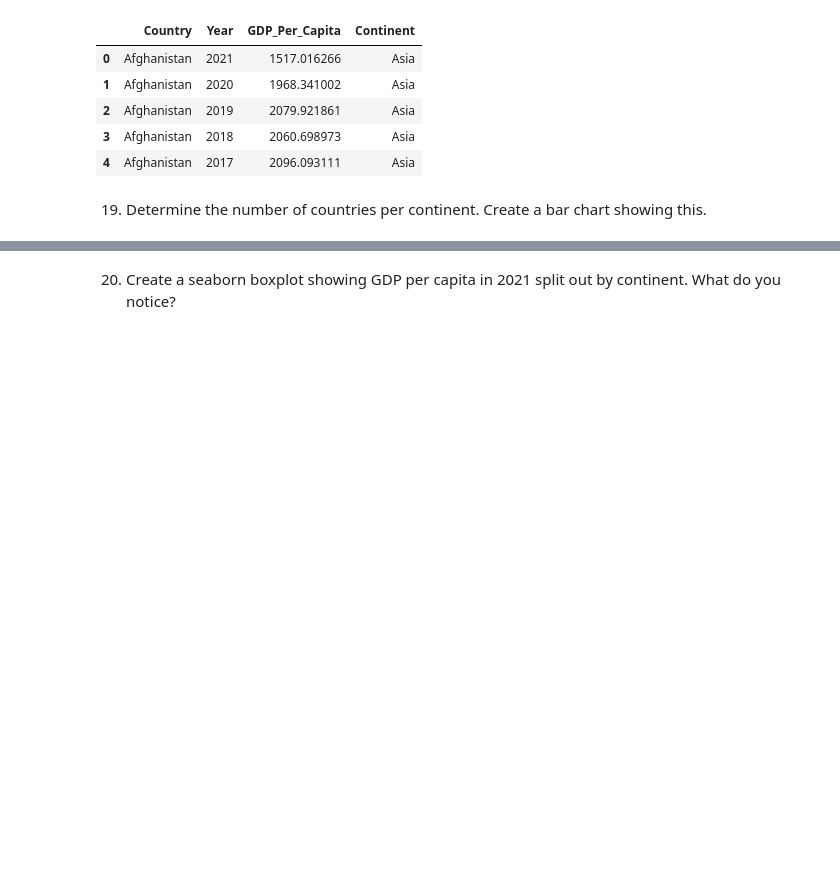
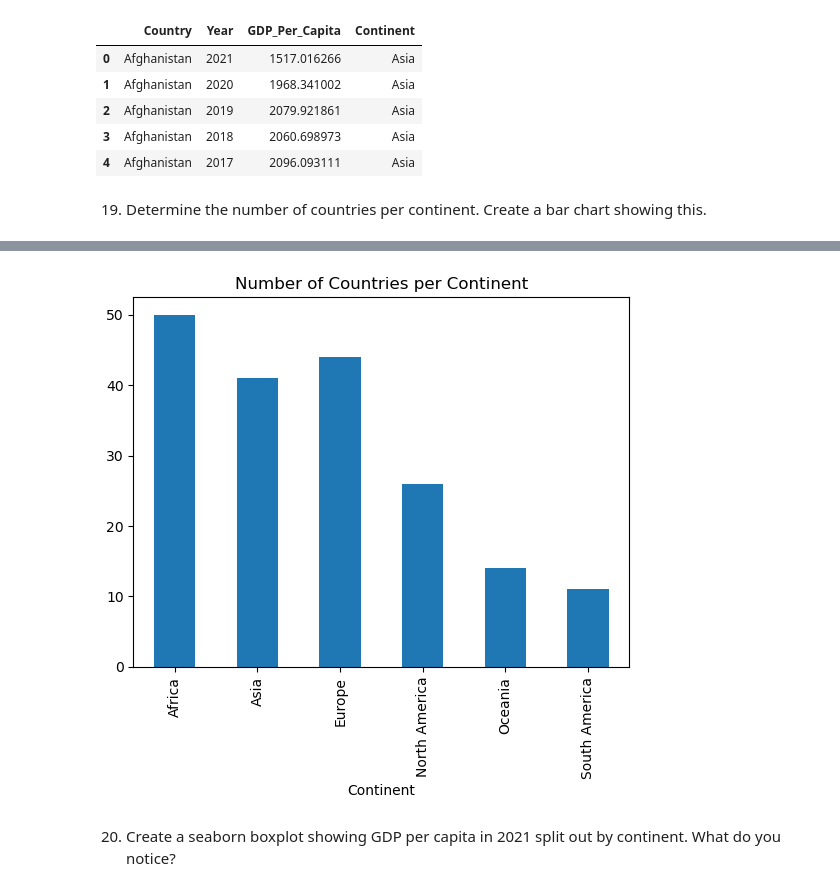
Before and after one commit to nss-data-science-cohort-8/un-exploration-vickitaylor, a Jupyter notebook: notebooks/un_data_exploration.ipynb, the cells around one changed output, grey strips where cells are left out. Cells and saved outputs as stored; diff of their text form; code cells hidden in the pictures; blank space fills up the shorter version.

```diff
--- a/notebooks/un_data_exploration.ipynb
+++ b/notebooks/un_data_exploration.ipynb
@@ -456,3 +468,9 @@ gdp_df.head()
+# %%
+gdp_df.groupby('Continent')['Country'].nunique().plot(kind = 'bar')
+plt.title('Number of Countries per Continent')
+plt.show()
+# %% [output]
+[figure, added]
 # %% [markdown]
 20. Create a seaborn boxplot showing GDP per capita in 2021 split out by continent. What do you notice?
 # %% [markdown]
```
Also changed, not shown: parts of 1 cell of this notebook.
